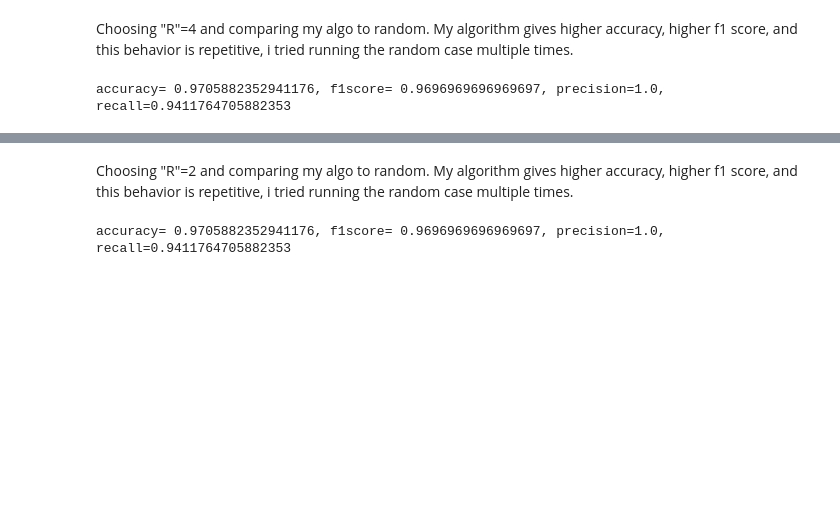
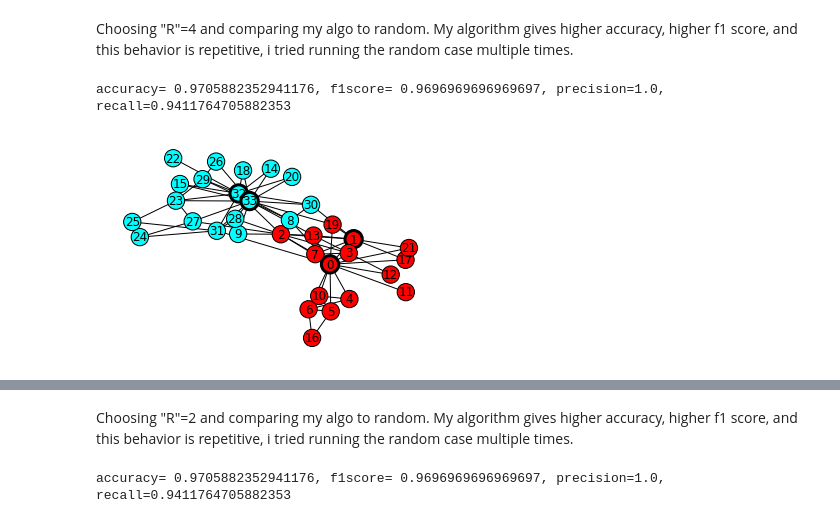
Before and after one commit to avisinghal6/Label-Propagation-in-Graph, a Jupyter notebook: Label_Propagation_Q2.ipynb, the cells around one changed output, grey strips where cells are left out. Drawn from its saved outputs; the diff is of its cells as text; code cells hidden in the pictures; blank space fills up the shorter version.

```diff
--- a/Label_Propagation_Q2.ipynb
+++ b/Label_Propagation_Q2.ipynb
@@ -131,12 +162,16 @@ accuracy= 0.5882352941176471, f1score= 0.7083333333333333, precision=0.548387096
 # %% [markdown]
 Choosing "R"=4 and comparing my algo to random.  My algorithm gives higher accuracy, higher f1 score, and this behavior is repetitive, i tried running the random case multiple times.
 # %%
-pred=label_propagation(G2,create_Avi_labels(2))
+Avi_Labels=create_Avi_labels(2)
+pred=label_propagation(G2,Avi_Labels)
 f1score=f1_score(true_labels,pred)
 accscore=accuracy_score(true_labels,pred)
 precisionscore=precision_score(true_labels,pred)
 recallscore=recall_score(true_labels,pred)
 print(f'accuracy= {accscore}, f1score= {f1score}, precision={precisionscore}, recall={recallscore}')
+
+print_graph(G2,Avi_Labels)
 # %% [output]
 accuracy= 0.9705882352941176, f1score= 0.9696969696969697, precision=1.0, recall=0.9411764705882353
+[figure, added]
 # %%
```
Also changed, not shown: parts of 8 cells of this notebook.
